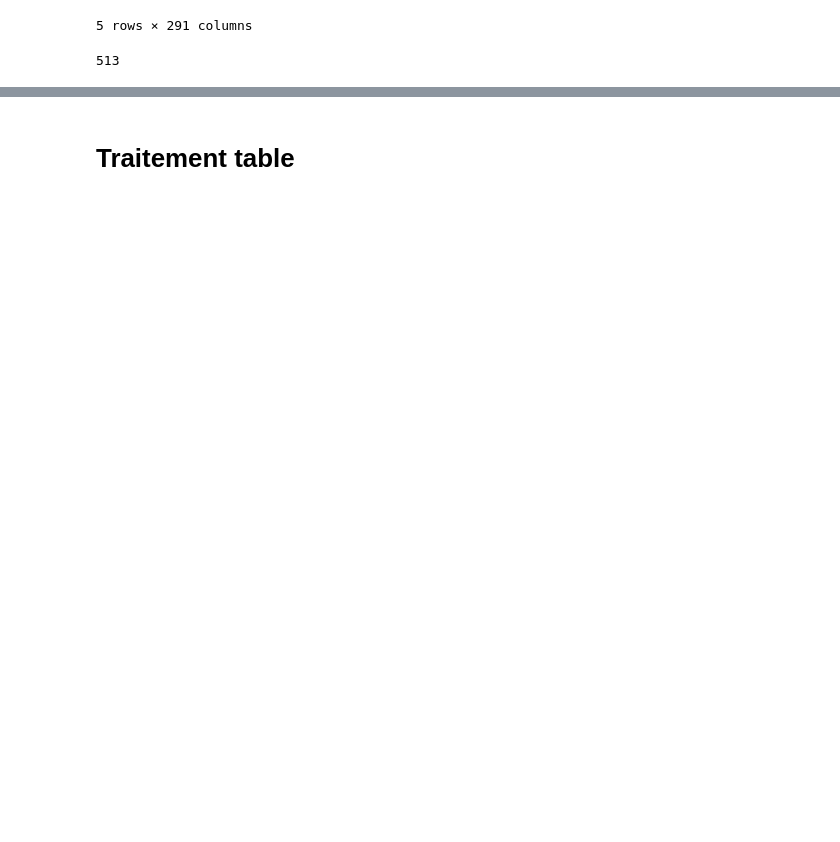
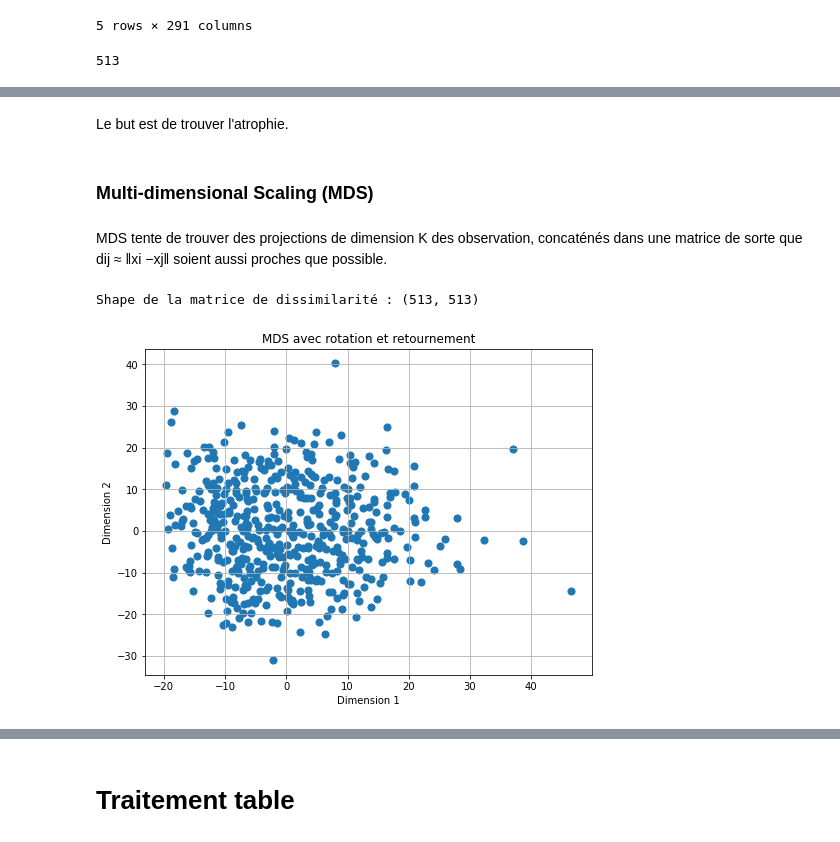
Before and after one commit to lucasvazelle/schizophrenie_matiere_grise, a Jupyter notebook: etape_2_traitement_et_modelisation_table_rois.ipynb, the cells around one changed output, grey strips where cells are left out. Cells and saved outputs as stored; diff of their text form; code cells hidden in the pictures; blank space fills up the shorter version.

```diff
--- a/etape_2_traitement_et_modelisation_table_rois.ipynb
+++ b/etape_2_traitement_et_modelisation_table_rois.ipynb
@@ -45,0 +52,6 @@ len(rois)
+# %% [markdown]
+Le but est de trouver l'atrophie.
+# %% [markdown]
+### Multi-dimensional Scaling (MDS)
+# %% [markdown]
+MDS tente de trouver des projections de dimension K des observation, concaténés dans une matrice de sorte que dij ≈ ‖xi −xj‖ soient aussi proches que possible.
@@ -45,0 +105,11 @@ len(rois)
+# %%
+D = compute_dissimilarity_matrix(rois_to_reduce_dimension)
+print("Shape de la matrice de dissimilarité :", D.shape)
+# %% [output]
+Shape de la matrice de dissimilarité : (513, 513)
+# %%
+X_mds = apply_mds(D)
+X_mds_rotated = rotate_and_flip(X_mds)
+plot_2d(X_mds_rotated, "MDS avec rotation et retournement")
+# %% [output]
+[figure, added]
```
Also changed, not shown: parts of 62 cells of this notebook, 1 other file.
